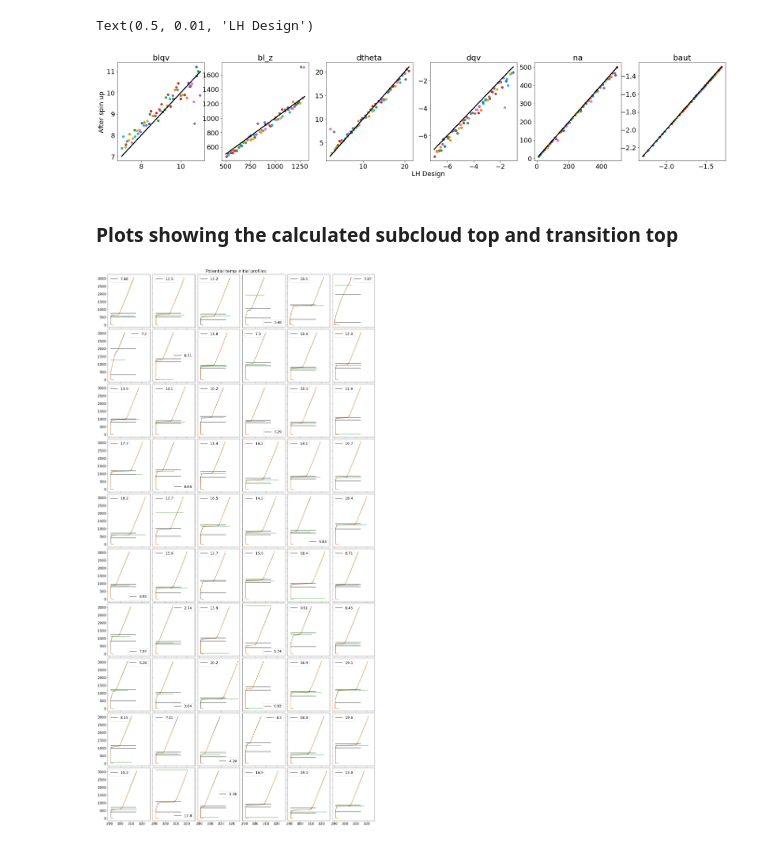
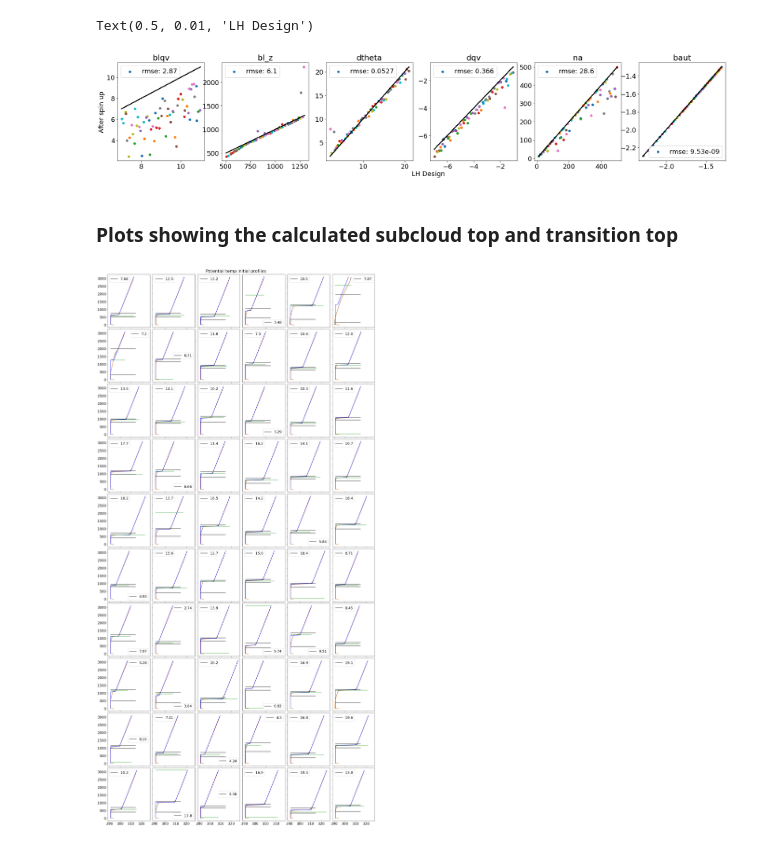
Before and after one commit to eers1/sct_monc, a Jupyter notebook: compare_spinup.ipynb, the cells around one changed output. Cells and saved outputs as stored; diff of their text form; code cells hidden in the pictures.

Commit message:
added rmse and designed initial profiles

```diff
--- a/compare_spinup.ipynb
+++ b/compare_spinup.ipynb
@@ -77,31 +78,36 @@ def get_delqv_thresh(ds, tstep):
 # %%
 fig, ax = plt.subplots(nrows=1, ncols=6,figsize=(30,5))
 
 t = 1
 design = np.loadtxt("/home/users/eers/sct/lh_design/SCT_EmulatorInputsDesign.csv", skiprows=1, delimiter=',')
 diff_dict = {'blqv': [(7, 11), np.empty((61))], 'bl_z': [(500, 1300), np.empty((61))], 'dtheta': [(2, 21), np.empty((61))],
              'dqv': [(-7, -1), np.empty((61))], 'na': [(10, 500), np.empty((61))], 'baut': [(-2.3, -1.3), np.empty((61))]}
 
 for i in range(61):
     ds = xr.open_dataset(f"/gws/nopw/j04/carisma/eers/sct/em/em{i}/sct_em{i}_merged.nc")
 
     dt_subcloud_top, dt_blz_ind, diff_dict['dtheta'][1][i] = get_deltheta_thresh(ds, t)
     dqv_subcloud_top, dqv_inv_ind, diff_dict['dqv'][1][i] = get_delqv_thresh(ds, t)
-    diff_dict['bl_z'][1][i] = ds.zn[dt_blz_ind]
-    diff_dict['blqv'][1][i] = ds.vapour_mmr_mean[t,5:dt_blz_ind].mean()*1e3
-    diff_dict['na'][1][i] = get_na(ds, t) #ds.q_accum_sol_number[t,:,:,1:dt_blz_ind].mean().values*1e-6
+    diff_dict['bl_z'][1][i] = ds.zn[dqv_inv_ind]
+    #diff_dict['blqv'][1][i] = ds.vapour_mmr_mean[t,5:dqv_inv_ind].mean()*1e3
+    diff_dict['blqv'][1][i] = ds.vapour_mmr_mean[t,5:].where(ds.z<500).mean()*1e3
+    diff_dict['na'][1][i] = ds.q_accum_sol_number[t,:,:,1:dqv_inv_ind].mean().values*1e-6 # get_na(ds, t) OR ds.q_accum_sol_number[t,:,:,1:dt_blz_ind].mean().values*1e-6
     diff_dict['baut'][1][i] = get_baut(ds)
 
     for j,(key,val) in enumerate(diff_dict.items()):
-        ax[j].scatter(design[i][j], val[1][i])
+        p=ax[j].scatter(design[i][j], val[1][i])
         ax[j].plot(val[0], val[0], c='black')
         ax[j].set_title(key)
 
     ds.close()
 
+for j,(key,val) in enumerate(diff_dict.items()):
+    rmse = (np.mean(design[:,j] - val[1][:])**2)**0.5
+    ax[j].legend([p],[f"rmse: {rmse:0.3}"])
+
 ax[0].set_ylabel("After spin up")
 fig.text(0.5,0.01,"LH Design")
 # %% [output]
 Text(0.5, 0.01, 'LH Design')
-[figure, old version]
+[figure, new version]
 # %%
@@ -137,6 +156,7 @@ for a,b in zip(axes,range(1,61)):
     da=ds.theta_mean[1, 5:]
     ds.theta_mean[0].plot(y='zn', ax=a)
     ds.theta_mean[1].plot(y='zn', ax=a)
+    a.plot(th_prof[b-1], heights[b-1], c='blue')
     a.plot((min(ds.theta_mean[ind]), max(ds.theta_mean[ind])), (bl_z, bl_z))
 
     subcloud_top, inv_ind, diff = get_deltheta_thresh(ds, 1)
@@ -150,9 +170,9 @@ for a,b in zip(axes,range(1,61)):
 #fig.text(0.5,0.01,"Potential temperature (K)", ha='center', va='center')
 #fig.text(0.01,0.5,"Height (m)", ha='center', va='center', rotation=90)
 fig.suptitle("Potential temp initial profiles")
-fig.savefig("pot_temp_profiles_inv_split.png")
+fig.savefig("pot_temp_profiles_inv_split_winitial.png")
 # %% [output]
-[figure, old version]
+[figure, new version]
 # %%
 fig, ax = plt.subplots(nrows=10,ncols=6, figsize=(20,40), sharex=True, sharey=True, constrained_layout=True)
 
```
Also changed, not shown: parts of 4 cells of this notebook.
